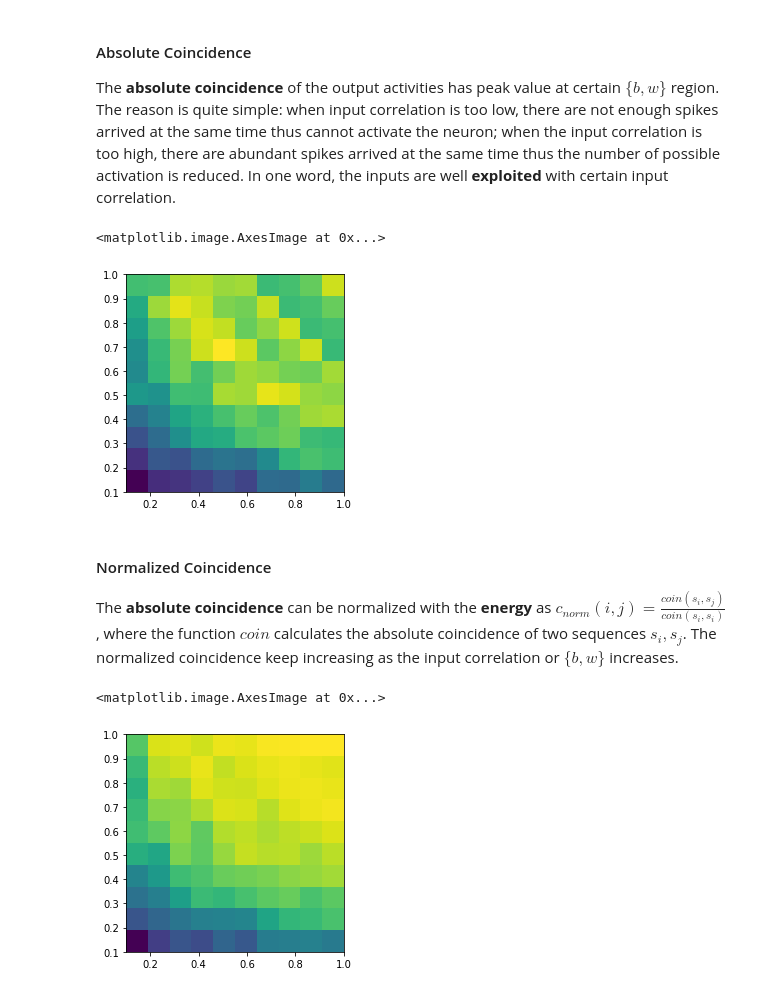
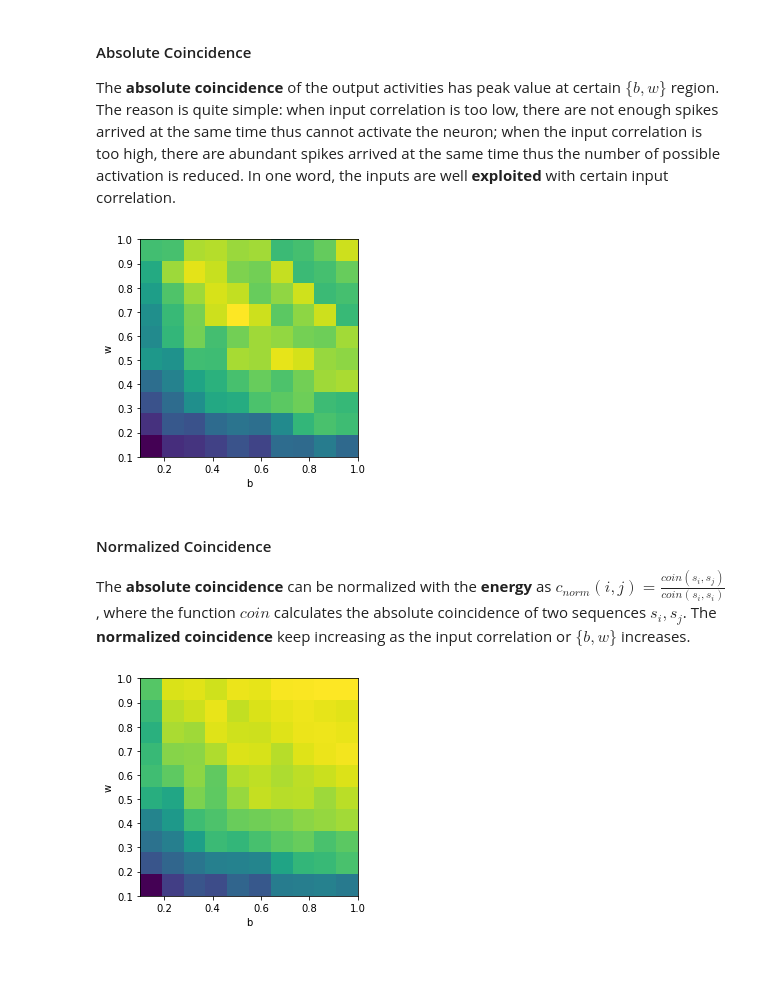
Before and after one commit to arvkumar/CNT, a Jupyter notebook: Tutorials/IAF.ipynb, the cells around one changed output. Drawn from its saved outputs; the diff is of its cells as text; code cells hidden in the pictures; blank space fills up the shorter version.

```diff
--- a/Tutorials/IAF.ipynb
+++ b/Tutorials/IAF.ipynb
@@ -230,6 +402,6 @@ Intuitively, it could be seen that output spikes have a clearer pattern. Let's c
 # %%
 # Recording
-eventS = nest.GetStatus(pop_det, 'events')
+eventS = nest.GetStatus(out_det, 'events')
 spikes = [event['times'] for event in eventS]
 
 # Binning
@@ -241,6 +413,6 @@ for i,spike in enumerate(spikes):
 # Counting coincidence
 coM,_ = spikeCoin(spikeMat=vS, type=1)
 plt.imshow(coM, extent=[0,N_ex,0,N_ex])
-plt.xlabel('Neuron Idx')
-plt.ylabel('Neuron Idx')
+plt.xlabel('Neuron ID');
+plt.ylabel('Neuron ID');
 # %% [output]
@@ -369,25 +542,26 @@ for i in range(N_bw):
 
 The **absolute coincidence** of the output activities has peak value at certain $\{b,w\}$ region. The reason is quite simple: when input correlation is too low, there are not enough spikes arrived at the same time thus cannot activate the neuron; when the input correlation is too high, there are abundant spikes arrived at the same time thus the number of possible activation is reduced. In one word, the inputs are well **exploited** with certain input correlation.
 # %%
-# Count coincidence
+# Absolute coincidence
 coM = np.zeros([N_bw, N_bw])
 for i in range(N_bw):
     for j in range(N_bw):
         idx = i*N_bw + j
         coV, coM[i][j]  = spikeCoin(binOuts[idx])
 
 # Visualize
 plt.figure()
 plt.imshow(coM, extent=[0.1,1,0.1,1], origin='lower')
+plt.xlabel('b');
+plt.ylabel('w');
 # %% [output]
-<matplotlib.image.AxesImage at 0x...>
-[figure, old version]
+[figure, new version]
 # %% [markdown]
 #### Normalized Coincidence
 
-The **absolute coincidence** can be normalized with the **energy** as $c_{norm}(i,j) = \frac{coin(s_i, s_j)}{coin(s_i,s_i)}$, where the function $coin$ calculates the absolute coincidence of two sequences $s_i,s_j$. The normalized coincidence keep increasing as the input correlation or $\{b,w\}$ increases.
+The **absolute coincidence** can be normalized with the **energy** as $c_{norm}(i,j) = \frac{coin(s_i, s_j)}{coin(s_i,s_i)}$, where the function $coin$ calculates the absolute coincidence of two sequences $s_i,s_j$. The **normalized coincidence** keep increasing as the input correlation or $\{b,w\}$ increases.
 # %%
-# Count coincidence
+# Normalized coincidence
 coM = np.zeros([N_bw, N_bw])
 for i in range(N_bw):
     for j in range(N_bw):
@@ -397,6 +571,7 @@ for i in range(N_bw):
 # Visualize
 plt.figure()
 plt.imshow(coM, extent=[0.1,1,0.1,1], origin='lower')
+plt.xlabel('b');
+plt.ylabel('w');
 # %% [output]
-<matplotlib.image.AxesImage at 0x...>
-[figure, old version]
+[figure, new version]
```
Also changed, not shown: parts of 37 cells of this notebook, 5 other files.
